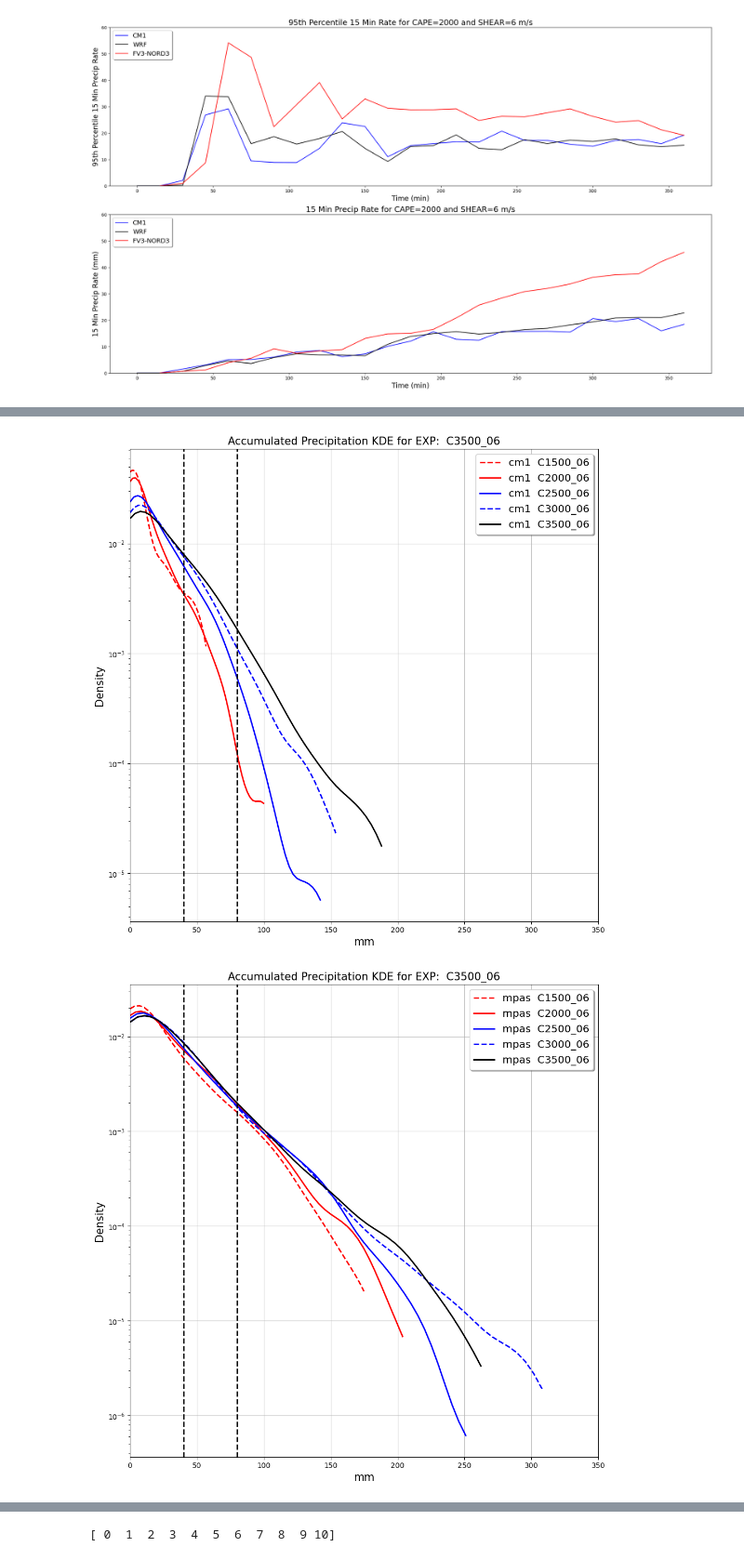
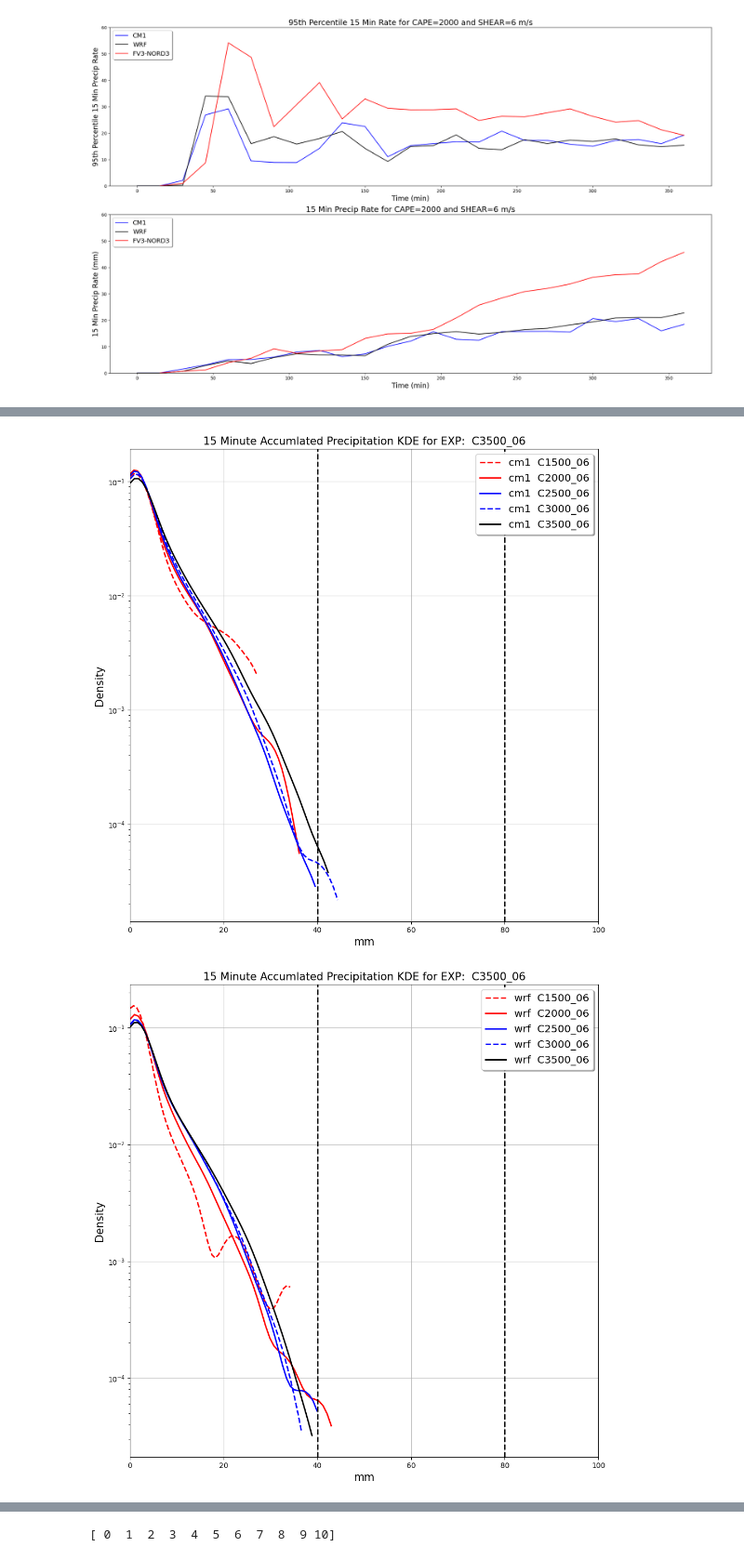
Before and after one commit to louiswicker/CAM_analysis_tools, a Jupyter notebook: ideal_cases/precip.ipynb, the cells around one changed output, grey strips where cells are left out. Shown at 93% size. Saved outputs shown, nothing was run; the diff lists cells and outputs as text; code cells hidden in the pictures.

```diff
--- a/ideal_cases/precip.ipynb
+++ b/ideal_cases/precip.ipynb
@@ -42,7 +42,7 @@ models['wrf'] = pickle2Obj('precip/wrf_squall_3km.pkl',retObj=False)
 # %%
 #models['wrf'] = pickle2Obj('precip/wrf_squall_3km_accum_prec.pkl', retObj=False)
 # %%
-models['mpas'] = pickle2Obj('precip/solo_squall_3km.pkl',retObj=False)
+models['mpas'] = pickle2Obj('precip/mpas_squall_3km_3rd_bench.pkl',retObj=False)
 # %%
 check_data(models)
 # %% [output]
@@ -339,7 +343,8 @@ def precip_kde2(models, keys, labels, all_times=False):
 
         plt.show()
 # %%
-precip_kde2(models, ['solo',], ['C1500_06','C2000_06', 'C2500_06', 'C3000_06', 'C3500_06'], all_times=True)
-precip_kde2(models, ['cm1',], ['C1500_06','C2000_06', 'C2500_06', 'C3000_06', 'C3500_06'], all_times=True)
-precip_kde2(models, ['mpas',], ['C1500_06','C2000_06', 'C2500_06', 'C3000_06', 'C3500_06'], all_times=True)
+precip_kde2(models, ['solo',], ['C1500_06','C2000_06', 'C2500_06', 'C3000_06', 'C3500_06'], all_times=False)
+precip_kde2(models, ['cm1',], ['C1500_06','C2000_06', 'C2500_06', 'C3000_06', 'C3500_06'], all_times=False)
+precip_kde2(models, ['wrf',], ['C1500_06','C2000_06', 'C2500_06', 'C3000_06', 'C3500_06'], all_times=False)
+precip_kde2(models, ['mpas',], ['C1500_06','C2000_06', 'C2500_06', 'C3000_06', 'C3500_06'], all_times=False)
 # %% [output]
@@ -347,2 +352,2 @@ precip_kde2(models, ['mpas',], ['C1500_06','C2000_06', 'C2500_06', 'C3000_06', '
-[figure, old version]
+[figure, new version]
-[figure, old version]
+[figure, new version]
```
Also changed, not shown: parts of 5 cells of this notebook, 5 other files.
